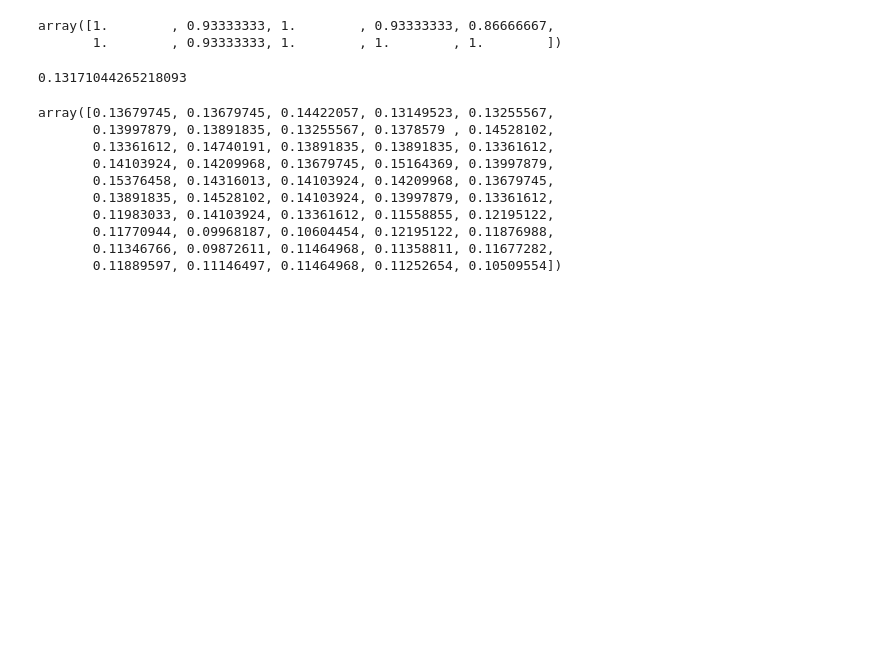
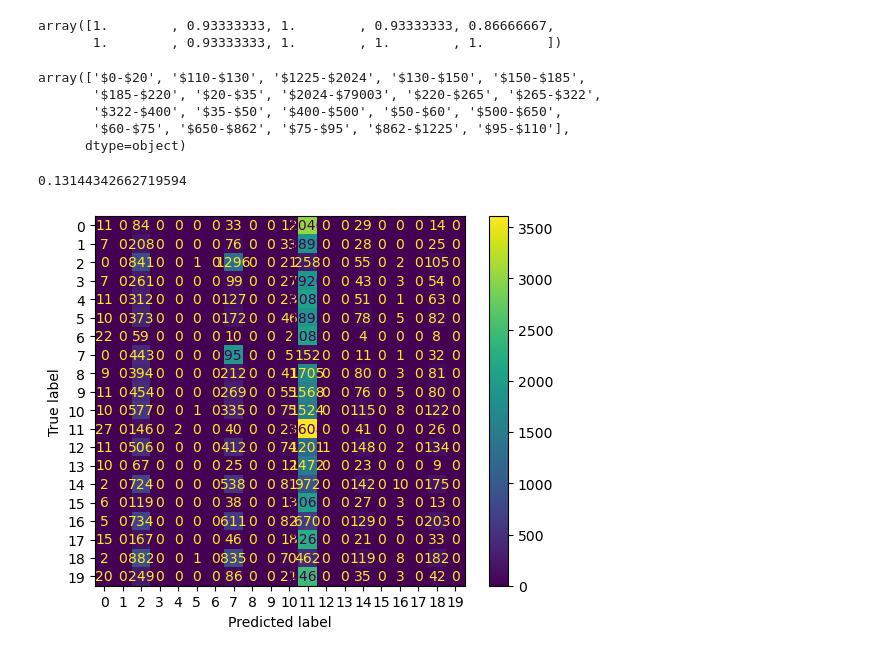
Before and after one commit to cwibach/MSCI-436-Group-3, a Jupyter notebook: ML Models/Categorization testing.ipynb, the cells around one changed output. Cells and saved outputs as stored; diff of their text form; code cells hidden in the pictures; blank space fills up the shorter version.

```diff
--- a/ML Models/Categorization testing.ipynb
+++ b/ML Models/Categorization testing.ipynb
@@ -15,7 +23,7 @@ import matplotlib.pyplot as plt
 # %%
 filepath = "../data/Final Categorization Data.csv"
 
-df = pd.read_csv(filepath)
+df = pd.read_csv(filepath).sort_values(by=['SPD_DTOT'])
 # %%
 X1 = df[['Quarter', 'Origin Province', 'Destination Province', 'Main Reason']]
 XD = df[['DURATION']]
@@ -75,4 +82,12 @@ from sklearn.preprocessing import LabelEncoder
 le = LabelEncoder()
 le.fit(Y1)
 Y2 = le.transform(Y1)
+# %%
+le.classes_
+# %% [output]
+array(['$0-$20', '$110-$130', '$1225-$2024', '$130-$150', '$150-$185',
+       '$185-$220', '$20-$35', '$2024-$79003', '$220-$265', '$265-$322',
+       '$322-$400', '$35-$50', '$400-$500', '$50-$60', '$500-$650',
+       '$60-$75', '$650-$862', '$75-$95', '$862-$1225', '$95-$110'],
+      dtype=object)
 # %%
@@ -99,12 +112,14 @@ from sklearn.ensemble import RandomForestClassifier
 
 rfclss = RandomForestClassifier(max_depth=4, random_state=0)
 # %%
-from sklearn.model_selection import KFold
 
-kfold = KFold(n_splits=50,random_state=42,shuffle=True)
+
+kfold = KFold(n_splits=10,random_state=42,shuffle=True)
 # %%
-from sklearn.model_selection import cross_val_score
+
 scores = []
+y_true = []
+y_pred = []
 
 
 for train_index,test_index in kfold.split(X3):
@@ -112,21 +127,26 @@ for train_index,test_index in kfold.split(X3):
     #print("Test Index: ", test_index)
     X_train, X_test, y_train, y_test = X3[train_index], X3[test_index], Y2[train_index], Y2[test_index]
     rfclss.fit(X_train, y_train)
+    y_pred_new = rfclss.predict(X_test)
     scores.append(rfclss.score(X_test, y_test))
+    y_true = np.append(y_true, le.inverse_transform(y_test))
+    y_pred = np.append(y_pred, le.inverse_transform(y_pred_new))
 
 rfclss.fit(X_train, y_train)
+y_pred_new = rfclss.predict(X_test)
 scores.append(rfclss.score(X_test, y_test))
+y_true = np.append(y_true, le.inverse_transform(y_test))
+y_pred = np.append(y_pred, le.inverse_transform(y_pred_new))
 print(np.mean(scores))
-cross_val_score(rfclss, X3, Y2, cv=50)
+cm = confusion_matrix(y_true, y_pred)
+#cross_val_score(rfclss, X3, Y2, cv=10)
 # %% [output]
-0.13171044265218093
+0.13144342662719594
-array([0.13679745, 0.13679745, 0.14422057, 0.13149523, 0.13255567,
-       0.13997879, 0.13891835, 0.13255567, 0.1378579 , 0.14528102,
-       0.13361612, 0.14740191, 0.13891835, 0.13891835, 0.13361612,
-       0.14103924, 0.14209968, 0.13679745, 0.15164369, 0.13997879,
-       0.15376458, 0.14316013, 0.14103924, 0.14209968, 0.13679745,
-       0.13891835, 0.14528102, 0.14103924, 0.13997879, 0.13361612,
-       0.11983033, 0.14103924, 0.13361612, 0.11558855, 0.12195122,
-       0.11770944, 0.09968187, 0.10604454, 0.12195122, 0.11876988,
-       0.11346766, 0.09872611, 0.11464968, 0.11358811, 0.11677282,
-       0.11889597, 0.11146497, 0.11464968, 0.11252654, 0.10509554])
+# %%
+
+
+disp = ConfusionMatrixDisplay(cm)
+disp.plot()
+plt.show()
+# %% [output]
+[figure, added]
```
Also changed, not shown: parts of 7 cells of this notebook, 1 other file.
